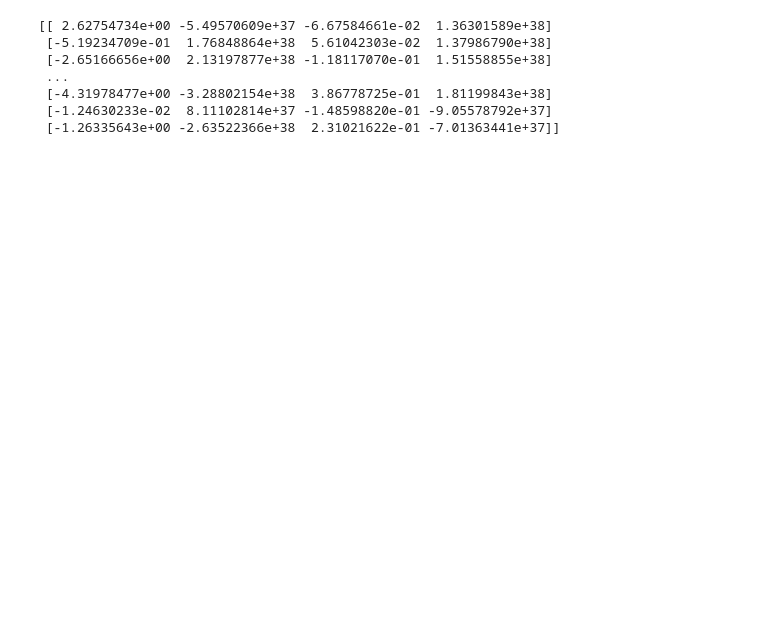
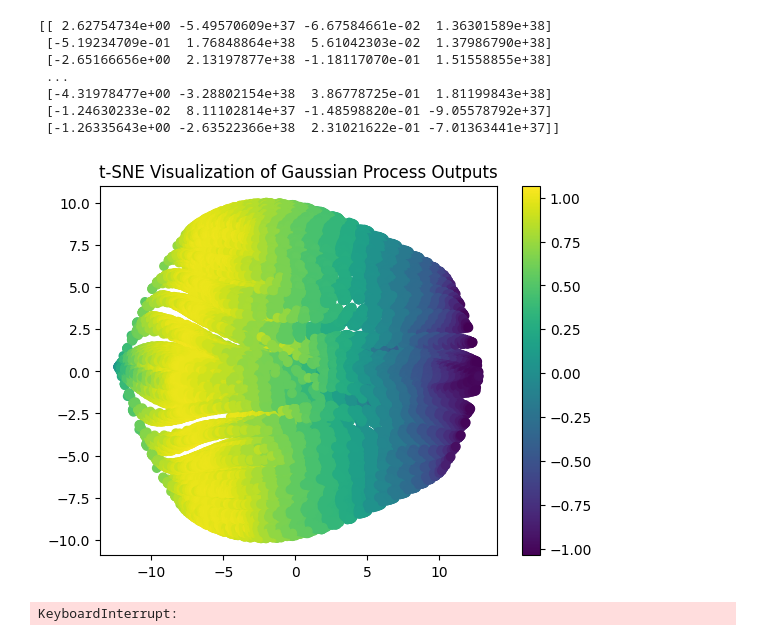
Before and after one commit to matthjs/BachelorProject, a Jupyter notebook: notebooks/tsnetest.ipynb, the cells around one changed output. Saved outputs shown, nothing was run; the diff lists cells and outputs as text; code cells hidden in the pictures; blank space fills up the shorter version.

```diff
--- a/notebooks/tsnetest.ipynb
+++ b/notebooks/tsnetest.ipynb
@@ -139,3 +139,83 @@ print(generated_samples)
  [-4.31978477e+00 -3.28802154e+38  3.86778725e-01  1.81199843e+38]
  [-1.24630233e-02  8.11102814e+37 -1.48598820e-01 -9.05578792e+37]
  [-1.26335643e+00 -2.63522366e+38  2.31021622e-01 -7.01363441e+37]]
+# %%
+import numpy as np
+from sklearn.gaussian_process import GaussianProcessRegressor
+from sklearn.gaussian_process.kernels import RBF, ConstantKernel as C
+from sklearn.manifold import TSNE
+import matplotlib.pyplot as plt
+
+# Step 1: Create a grid in R^5
+grid_size = 10
+X = np.linspace(0, 1, grid_size)
+grid_points = np.array(np.meshgrid(X, X, X, X, X)).T.reshape(-1, 5)
+
+# Step 2: Define and train a Gaussian process model
+kernel = C(1.0, (1e-3, 1e3)) * RBF(1.0, (1e-2, 1e2))
+gp = GaussianProcessRegressor(kernel=kernel, n_restarts_optimizer=9)
+
+# Dummy training data
+X_train = np.random.rand(100, 5)
+y_train = np.sin(np.sum(X_train, axis=1))
+gp.fit(X_train, y_train)
+
+# Evaluate the Gaussian process on the grid points
+y_pred, sigma = gp.predict(grid_points, return_std=True)
+
+# Step 3: Combine the grid points with the function values
+data = np.hstack((grid_points, y_pred.reshape(-1, 1)))
+
+# Step 4: Apply t-SNE
+tsne = TSNE(n_components=2, perplexity=30, n_iter=300)
+data_2d = tsne.fit_transform(data)
+
+# Step 5: Visualize the results
+plt.scatter(data_2d[:, 0], data_2d[:, 1], c=y_pred, cmap='viridis')
+plt.colorbar()
+plt.title('t-SNE Visualization of Gaussian Process Outputs')
+plt.show()
+# %% [output]
+[figure, added]
+# %%
+import numpy as np
+from sklearn.gaussian_process import GaussianProcessRegressor
+from sklearn.gaussian_process.kernels import RBF, ConstantKernel as C
+from sklearn.manifold import TSNE
+import matplotlib.pyplot as plt
+from mpl_toolkits.mplot3d import Axes3D
+
+# Step 1: Create a grid in R^5
+grid_size = 10
+X = np.linspace(0, 1, grid_size)
+grid_points = np.array(np.meshgrid(X, X, X, X, X)).T.reshape(-1, 5)
+
+# Step 2: Define and train a Gaussian process model
+kernel = C(1.0, (1e-3, 1e3)) * RBF(1.0, (1e-2, 1e2))
+gp = GaussianProcessRegressor(kernel=kernel, n_restarts_optimizer=9)
+
+# Dummy training data
+X_train = np.random.rand(100, 5)
+y_train = np.sin(np.sum(X_train, axis=1))
+gp.fit(X_train, y_train)
+
+# Evaluate the Gaussian process on the grid points
+y_pred, sigma = gp.predict(grid_points, return_std=True)
+
+# Step 3: Combine the grid points with the function values
+data = np.hstack((grid_points, y_pred.reshape(-1, 1)))
+
+# Step 4: Apply t-SNE to reduce to 3D
+tsne = TSNE(n_components=3, perplexity=30, n_iter=300)
+data_3d = tsne.fit_transform(data)
+
+# Step 5: 3D Plot
+fig = plt.figure()
+ax = fig.add_subplot(111, projection='3d')
+sc = ax.scatter(data_3d[:, 0], data_3d[:, 1], data_3d[:, 2], c=y_pred, cmap='viridis')
+
+plt.colorbar(sc)
+plt.title('3D t-SNE Visualization of Gaussian Process Outputs')
+plt.show()
+# %% [output]
+KeyboardInterrupt:
```
Also changed, not shown: parts of 4 cells of this notebook, 34 other files.
